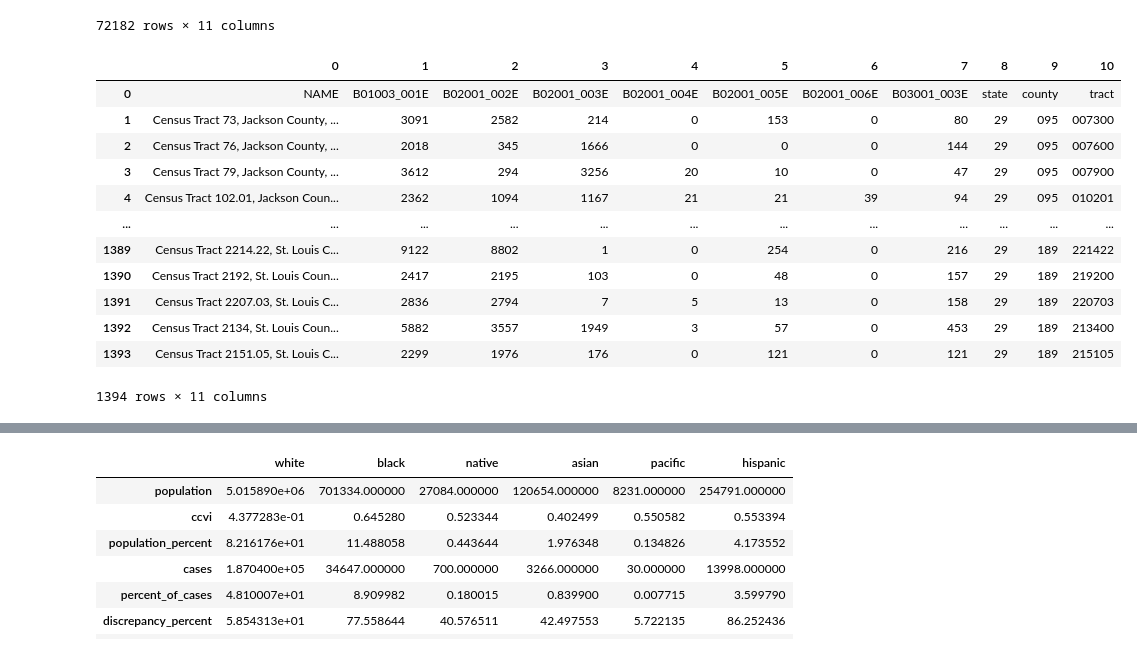
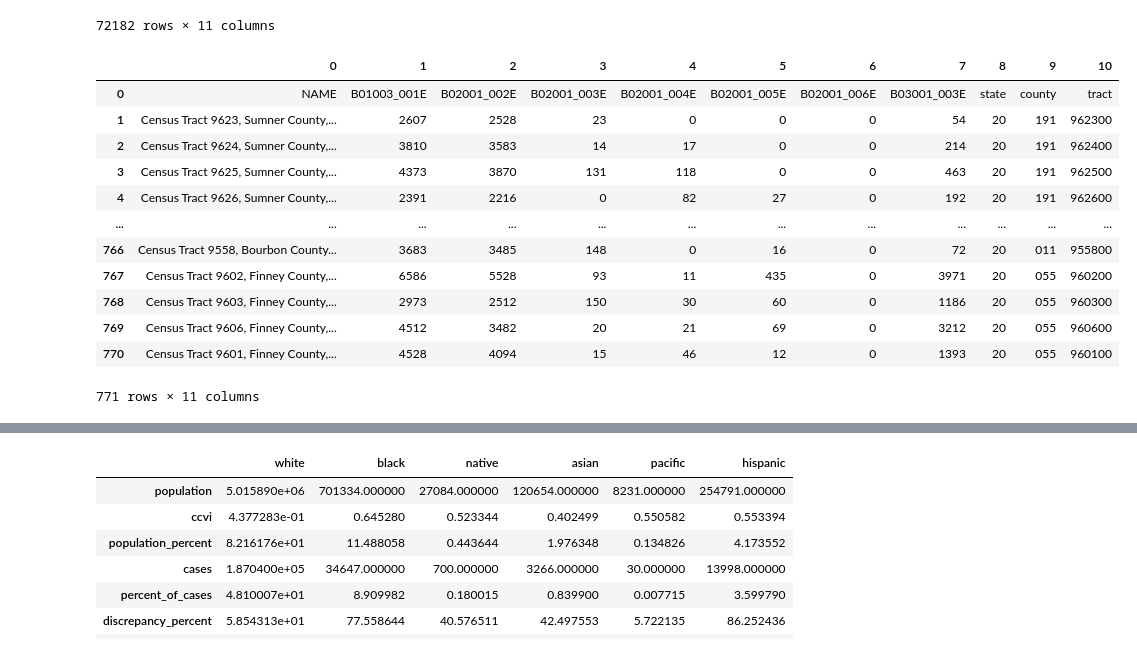
Before and after one commit to IIVIIIII/2020_Weathering, a Jupyter notebook: notebook/data_processing.ipynb, the cells around one changed output, grey strips where cells are left out. Drawn from its saved outputs; the diff is of its cells as text; code cells hidden in the pictures.

```diff
--- a/notebook/data_processing.ipynb
+++ b/notebook/data_processing.ipynb
@@ -82,38 +82,38 @@ states = {
 }
 # %%
 # select state
-state = 'Missouri'
+state = 'Kansas'
 
 # convert state to proper format
 state = state.replace(" ", "").lower()
 
 state_num = states[state]['num']
 
 # all statistical categories to to be queried
 pops = 'B01003_001E,B02001_002E,B02001_003E,B02001_004E,B02001_005E,B02001_006E,B03001_003E'
 
 # create url to request data from api
 url = f'https://api.census.gov/data/2019/acs/acs5?get=NAME,{pops}&for=tract:*&in=state:{state_num}'
 
 # set returned data to a variable
 response = requests.get(url).json()
 
 # display returned data as a dataframe
 pd.DataFrame(response)
 # %% [output]
 |  | 0 | 1 | 2 | 3 | 4 | 5 | 6 | 7 | 8 | 9 | 10 |
 | 0 | NAME | B01003_001E | B02001_002E | B02001_003E | B02001_004E | B02001_005E | B02001_006E | B03001_003E | state | county | tract |
-| 1 | Census Tract 73, Jackson County, ... | 3091 | 2582 | 214 | 0 | 153 | 0 | 80 | 29 | 095 | 007300 |
-| 2 | Census Tract 76, Jackson County, ... | 2018 | 345 | 1666 | 0 | 0 | 0 | 144 | 29 | 095 | 007600 |
-| 3 | Census Tract 79, Jackson County, ... | 3612 | 294 | 3256 | 20 | 10 | 0 | 47 | 29 | 095 | 007900 |
-| 4 | Census Tract 102.01, Jackson Coun... | 2362 | 1094 | 1167 | 21 | 21 | 39 | 94 | 29 | 095 | 010201 |
+| 1 | Census Tract 9623, Sumner County,... | 2607 | 2528 | 23 | 0 | 0 | 0 | 54 | 20 | 191 | 962300 |
+| 2 | Census Tract 9624, Sumner County,... | 3810 | 3583 | 14 | 17 | 0 | 0 | 214 | 20 | 191 | 962400 |
+| 3 | Census Tract 9625, Sumner County,... | 4373 | 3870 | 131 | 118 | 0 | 0 | 463 | 20 | 191 | 962500 |
+| 4 | Census Tract 9626, Sumner County,... | 2391 | 2216 | 0 | 82 | 27 | 0 | 192 | 20 | 191 | 962600 |
 | ... | ... | ... | ... | ... | ... | ... | ... | ... | ... | ... | ... |
-| 1389 | Census Tract 2214.22, St. Louis C... | 9122 | 8802 | 1 | 0 | 254 | 0 | 216 | 29 | 189 | 221422 |
-| 1390 | Census Tract 2192, St. Louis Coun... | 2417 | 2195 | 103 | 0 | 48 | 0 | 157 | 29 | 189 | 219200 |
-| 1391 | Census Tract 2207.03, St. Louis C... | 2836 | 2794 | 7 | 5 | 13 | 0 | 158 | 29 | 189 | 220703 |
-| 1392 | Census Tract 2134, St. Louis Coun... | 5882 | 3557 | 1949 | 3 | 57 | 0 | 453 | 29 | 189 | 213400 |
-| 1393 | Census Tract 2151.05, St. Louis C... | 2299 | 1976 | 176 | 0 | 121 | 0 | 121 | 29 | 189 | 215105 |
+| 766 | Census Tract 9558, Bourbon County... | 3683 | 3485 | 148 | 0 | 16 | 0 | 72 | 20 | 011 | 955800 |
+| 767 | Census Tract 9602, Finney County,... | 6586 | 5528 | 93 | 11 | 435 | 0 | 3971 | 20 | 055 | 960200 |
+| 768 | Census Tract 9603, Finney County,... | 2973 | 2512 | 150 | 30 | 60 | 0 | 1186 | 20 | 055 | 960300 |
+| 769 | Census Tract 9606, Finney County,... | 4512 | 3482 | 20 | 21 | 69 | 0 | 3212 | 20 | 055 | 960600 |
+| 770 | Census Tract 9601, Finney County,... | 4528 | 4094 | 15 | 46 | 12 | 0 | 1393 | 20 | 055 | 960100 |
-1394 rows × 11 columns
+771 rows × 11 columns
 # %%
 # create list to store dictionaries with data for each census tract
 tracts = []
```
Also changed, not shown: parts of 4 cells of this notebook.
